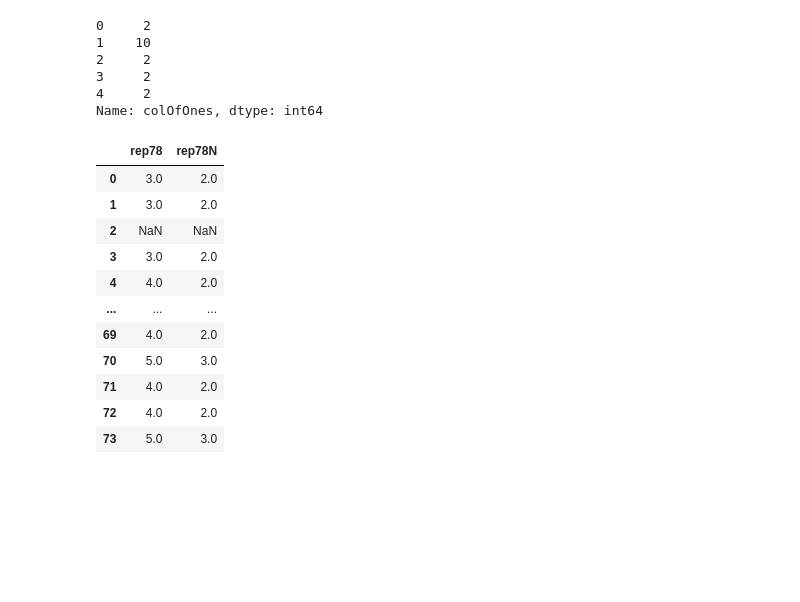
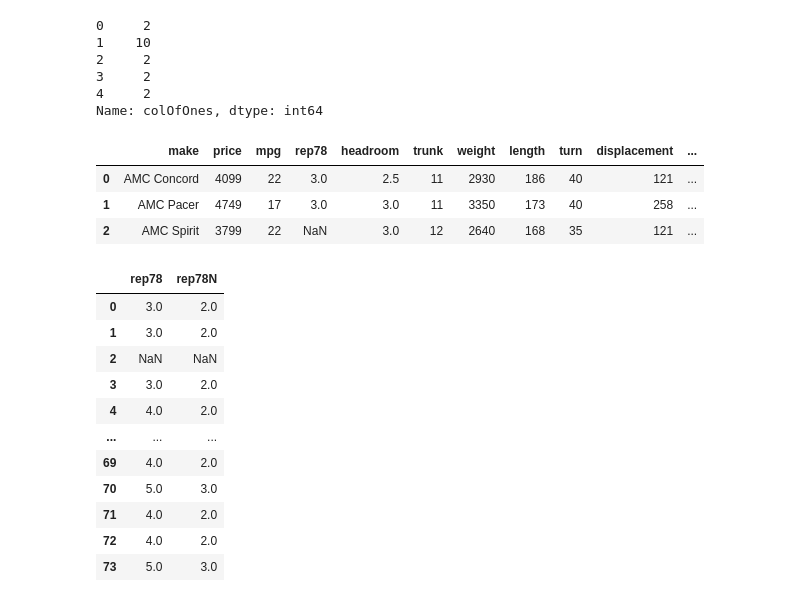
Before and after one commit to theaok/datManPy, a Jupyter notebook: pandas.ipynb, the cells around one changed output. Cells and saved outputs as stored; diff of their text form; code cells hidden in the pictures; blank space fills up the shorter version.

```diff
--- a/pandas.ipynb
+++ b/pandas.ipynb
@@ -648,3 +687,6 @@ auto2[auto2["rep78"]=="None"] #list the missing ones
+# %%
+!wget -q -O auto.dta https://docs.google.com/uc?id=1YpkQ-RgAQfB_4olxtbfRWnVmKwkXml5N&export=download
+auto=pd.read_stata('auto.dta')
 # %%
 # tostring, destring
 auto['mpgST'] = auto.mpg.astype(object) #tostring
@@ -731,4 +773,11 @@ auto['colOfOnes'][0:5]
 3     2
 4     2
 Name: colOfOnes, dtype: int64
+# %%
+auto.head(3)
+# %% [output]
+|  | make | price | mpg | rep78 | headroom | trunk | weight | length | turn | displacement | ... |
+| 0 | AMC Concord | 4099 | 22 | 3.0 | 2.5 | 11 | 2930 | 186 | 40 | 121 | ... |
+| 1 | AMC Pacer | 4749 | 17 | 3.0 | 3.0 | 11 | 3350 | 173 | 40 | 258 | ... |
+| 2 | AMC Spirit | 3799 | 22 | NaN | 3.0 | 12 | 2640 | 168 | 35 | 121 | ... |
 # %%
```
Also changed, not shown: parts of 21 cells of this notebook.
